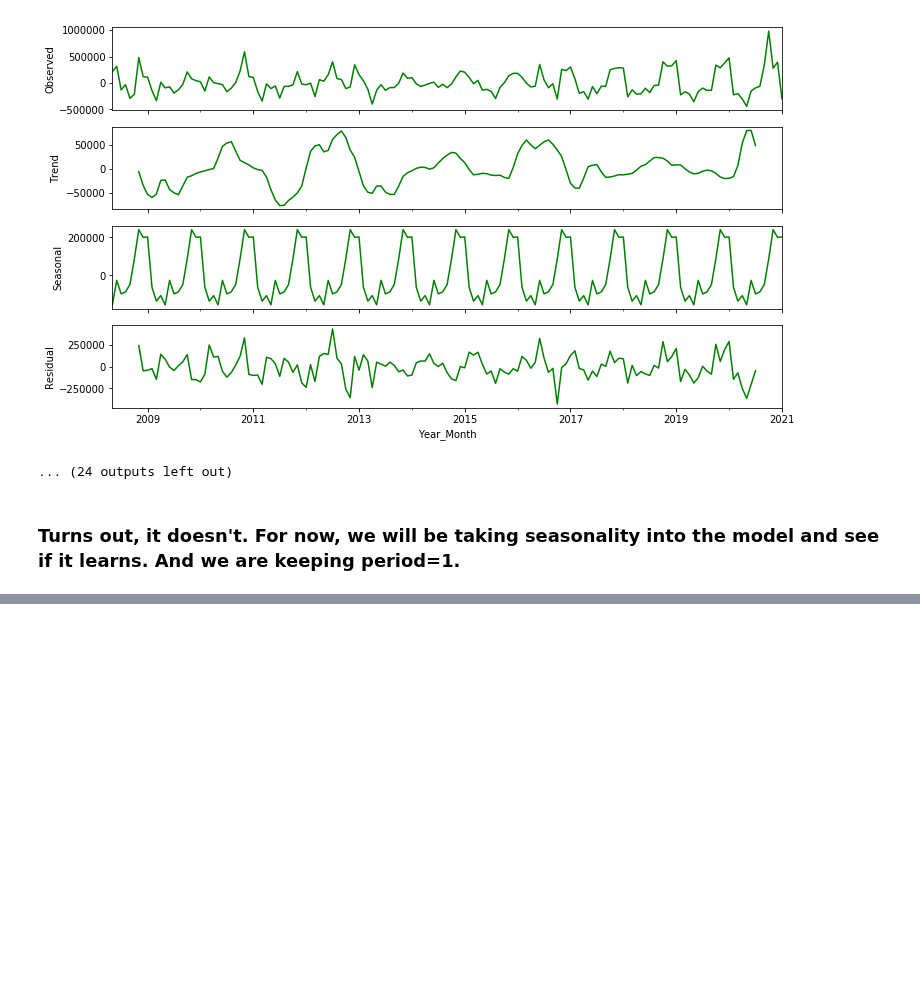
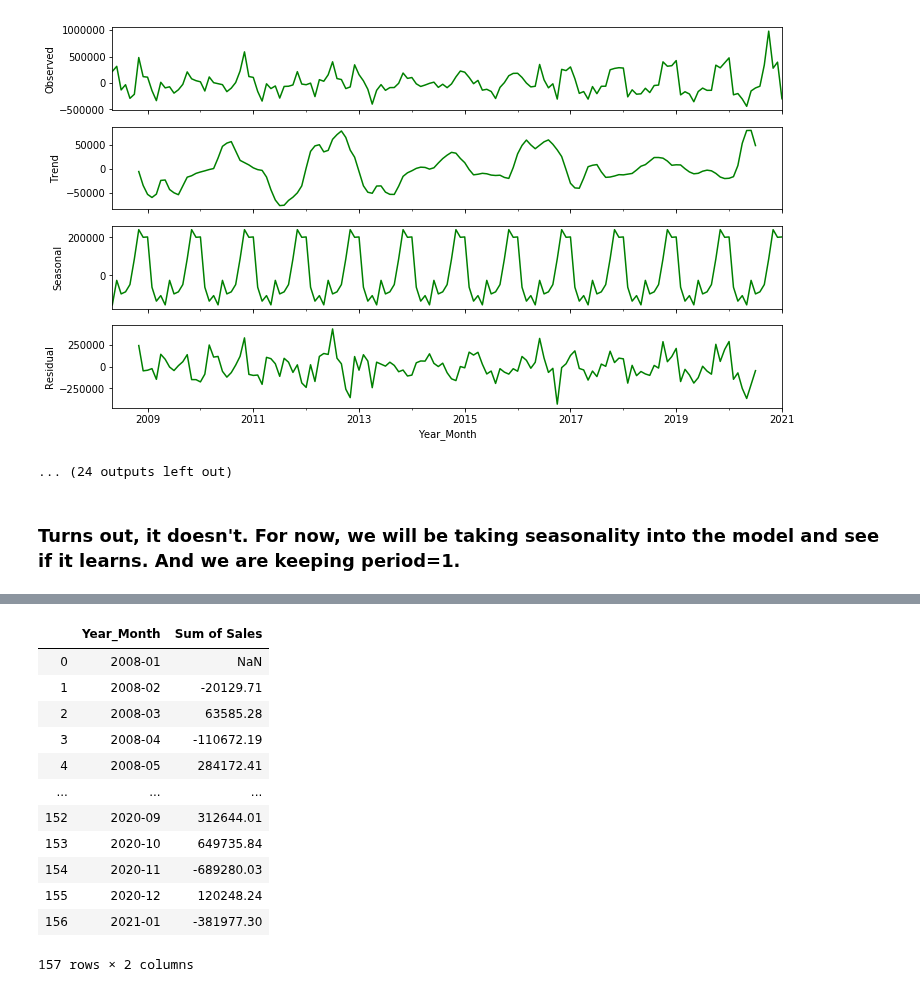
Before and after one commit to rnair7163/LabelMaster_Sales_Forecasting, a Jupyter notebook: Sales_Data/monthly_sales_eda.ipynb, the cells around one changed output, grey strips where cells are left out. Cells and saved outputs as stored; diff of their text form; code cells hidden in the pictures; blank space fills up the shorter version.

```diff
--- a/Sales_Data/monthly_sales_eda.ipynb
+++ b/Sales_Data/monthly_sales_eda.ipynb
@@ -282,0 +302,22 @@ books_grouped_diff_period_1.to_csv("Stationary_Sum_of_Sales.csv")
+# %%
+stationary_data = pd.read_csv('/Users/rahulnair/Desktop/Labelmaster_/Sales_Data/Stationary_Sum_of_Sales.csv')
+y_m = []
+for i in stationary_data['Year_Month']:
+    y_m.append(''.join(re.findall('\d+-\d+', i)))
+
+stationary_data['Year_Month'] = pd.Series(y_m)
+stationary_data
+# %% [output]
+|  | Year_Month | Sum of Sales |
+| 0 | 2008-01 | NaN |
+| 1 | 2008-02 | -20129.71 |
+| 2 | 2008-03 | 63585.28 |
+| 3 | 2008-04 | -110672.19 |
+| 4 | 2008-05 | 284172.41 |
+| ... | ... | ... |
+| 152 | 2020-09 | 312644.01 |
+| 153 | 2020-10 | 649735.84 |
+| 154 | 2020-11 | -689280.03 |
+| 155 | 2020-12 | 120248.24 |
+| 156 | 2021-01 | -381977.30 |
+157 rows × 2 columns
```
Also changed, not shown: parts of 10 cells of this notebook.
